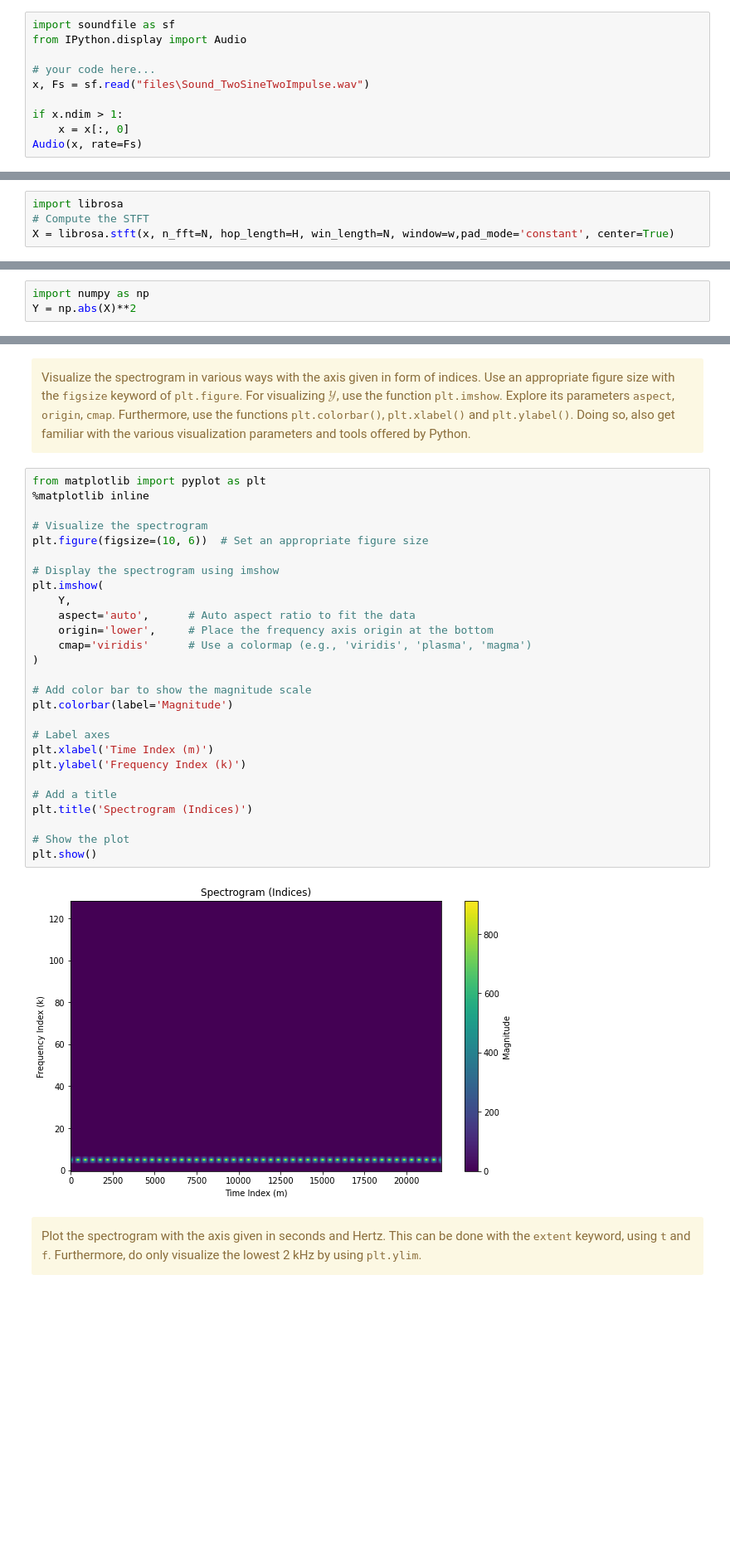
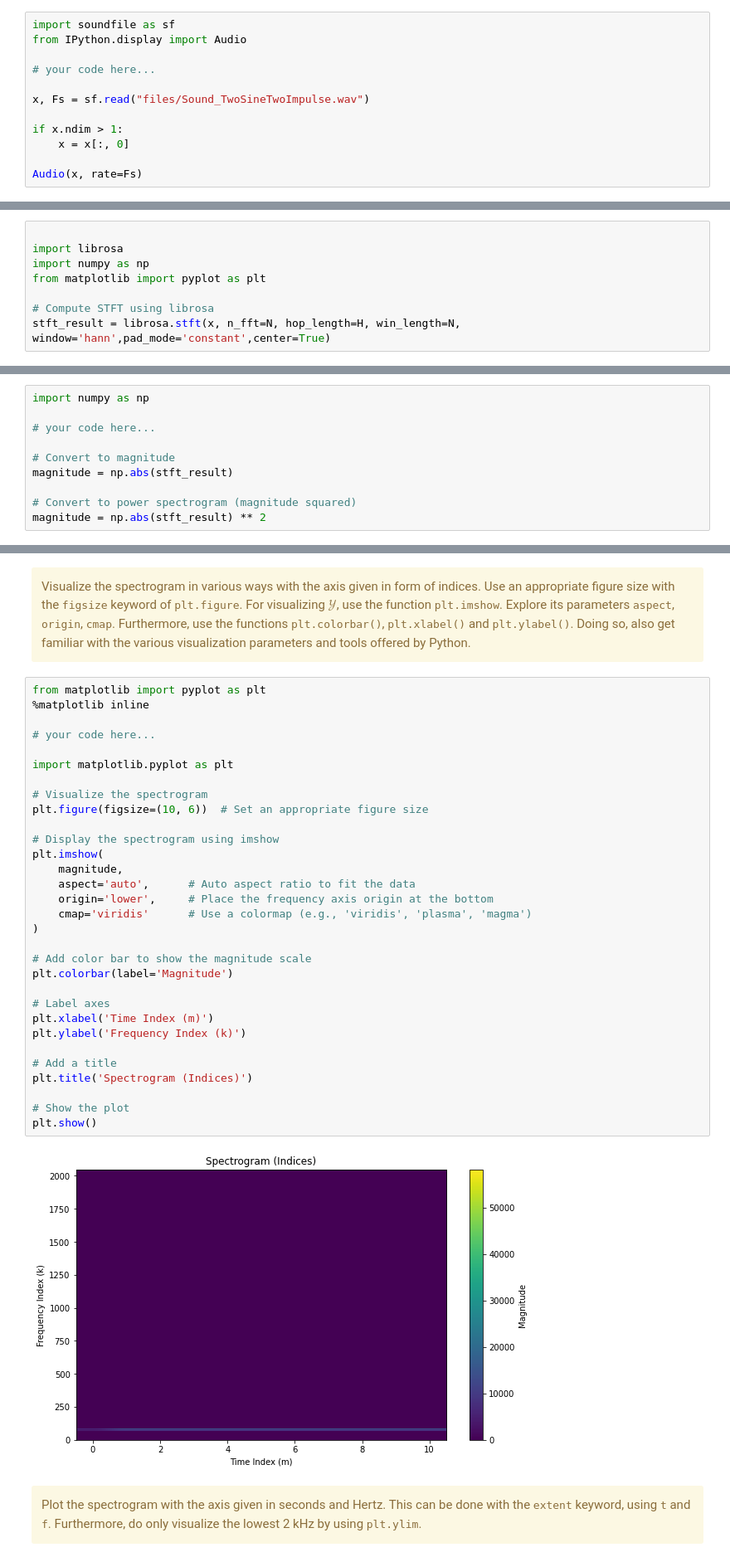
Before and after one commit to behroozbc/ext-exam, a Jupyter notebook: stft/stft_and_chroma_features.ipynb, the cells around one changed output, grey strips where cells are left out. Shown at 83% size. Saved outputs shown, nothing was run; the diff lists cells and outputs as text; blank space fills up the shorter version.

```diff
--- a/stft/stft_and_chroma_features.ipynb
+++ b/stft/stft_and_chroma_features.ipynb
@@ -265,10 +281,12 @@ import soundfile as sf
 from IPython.display import Audio
 
 # your code here...
-x, Fs = sf.read("files\Sound_TwoSineTwoImpulse.wav")
+
+x, Fs = sf.read("files/Sound_TwoSineTwoImpulse.wav")
 
 if x.ndim > 1:
     x = x[:, 0]
+
 Audio(x, rate=Fs)
 # %% [output]
 [interactive output not drawn]
@@ -296,16 +317,27 @@ What is the meaning of the parameters <samp>n_fft</samp> and <samp>win_length</s
 Use zero padding at the edges of the signal (<samp>pad_mode='constant'</samp>) and use centered windows (<samp>center=True</samp>).
 </div>
 # %%
+
 import librosa
-# Compute the STFT
-X = librosa.stft(x, n_fft=N, hop_length=H, win_length=N, window=w,pad_mode='constant', center=True)
+import numpy as np
+from matplotlib import pyplot as plt
+
+# Compute STFT using librosa
+stft_result = librosa.stft(x, n_fft=N, hop_length=H, win_length=N, window='hann',pad_mode='constant',center=True)
 # %% [markdown]
 <div class="alert alert-block alert-warning">
 Compute the spectrogram ${\mathcal Y}(m,k)$.
 </div>
 # %%
 import numpy as np
-Y = np.abs(X)**2
+
+# your code here...
+
+# Convert to magnitude
+magnitude = np.abs(stft_result)
+
+# Convert to power spectrogram (magnitude squared)
+magnitude = np.abs(stft_result) ** 2
 # %% [markdown]
 <div class="alert alert-block alert-warning">
 Compte the vector <samp>t</samp> containing the physical time positions (in seconds) of the time indices.
@@ -338,32 +378,36 @@ Visualize the spectrogram in various ways
 # %%
 from matplotlib import pyplot as plt
 %matplotlib inline
+
+# your code here...
+
+import matplotlib.pyplot as plt
 
 # Visualize the spectrogram
 plt.figure(figsize=(10, 6))  # Set an appropriate figure size
 
 # Display the spectrogram using imshow
 plt.imshow(
-    Y,
+    magnitude,
     aspect='auto',      # Auto aspect ratio to fit the data
     origin='lower',     # Place the frequency axis origin at the bottom
     cmap='viridis'      # Use a colormap (e.g., 'viridis', 'plasma', 'magma')
 )
 
 # Add color bar to show the magnitude scale
 plt.colorbar(label='Magnitude')
 
 # Label axes
 plt.xlabel('Time Index (m)')
 plt.ylabel('Frequency Index (k)')
 
 # Add a title
 plt.title('Spectrogram (Indices)')
 
 # Show the plot
 plt.show()
 # %% [output]
-[figure, old version]
+[figure, new version]
 # %% [markdown]
 <div class="alert alert-block alert-warning">
 Plot the spectrogram with the axis given in seconds and Hertz.
```
Also changed, not shown: parts of 24 cells of this notebook, 3 other files.
